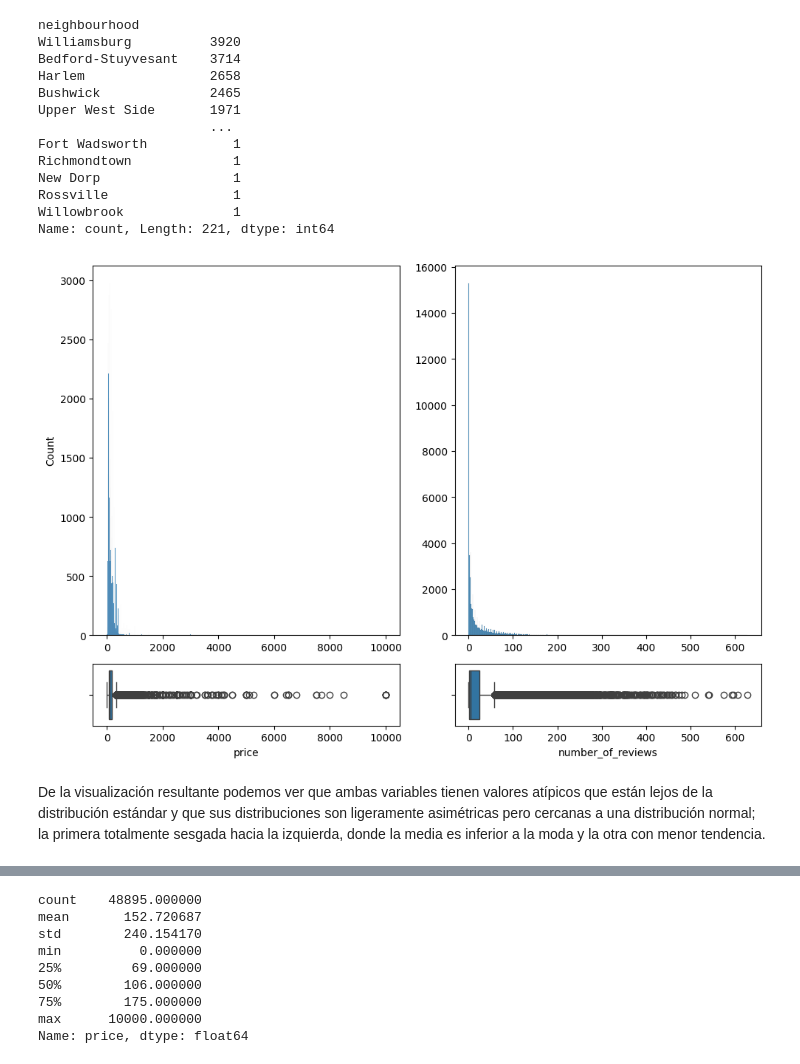
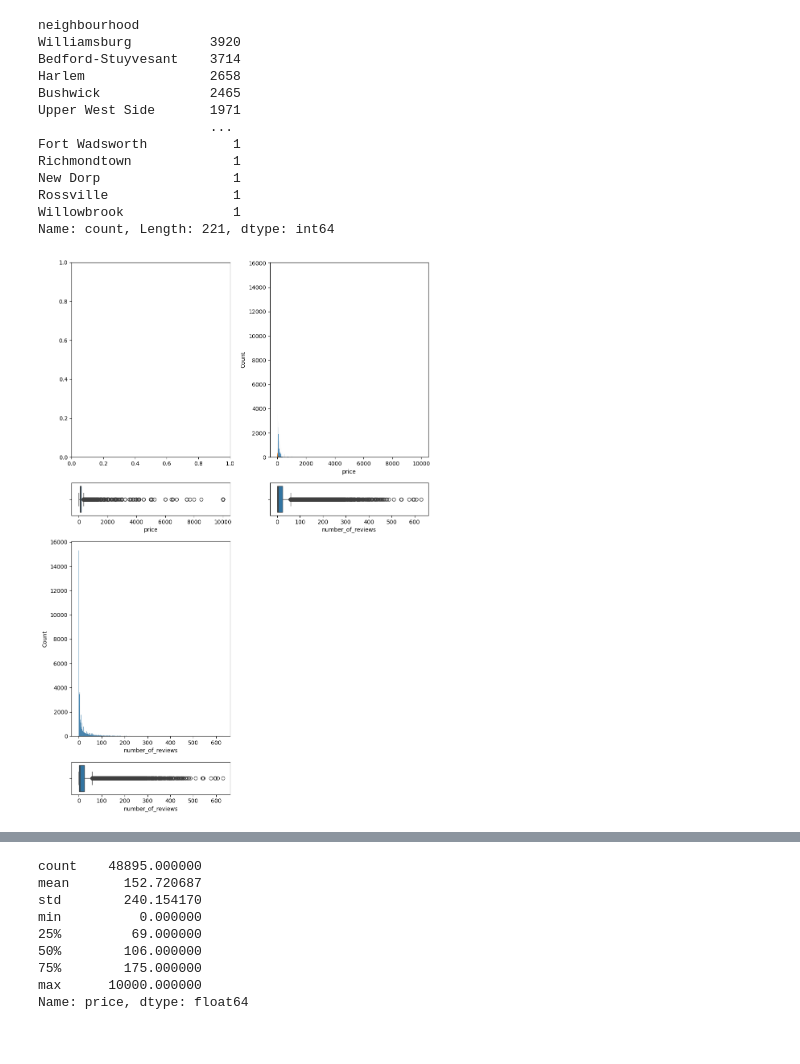
Before and after one commit to amalia1501/machine-learning-python-template, a Jupyter notebook: src/explore.ipynb, the cells around one changed output, grey strips where cells are left out. Drawn from its saved outputs; the diff is of its cells as text; code cells hidden in the pictures.

```diff
--- a/src/explore.ipynb
+++ b/src/explore.ipynb
@@ -85,7 +85,7 @@ dtype: int64
 # %%
 # Eliminar info irrelevante
 
-data.drop(["name", "host_name"], axis = 1, inplace = True)
+data.drop(["name", "host_name", "last_review"], axis = 1, inplace = True)
 data.head()
 # %% [output]
 |  | id | host_id | neighbourhood_group | neighbourhood | latitude | longitude | room_type | price | ... |
@@ -150,20 +151,25 @@ Rossville                1
 Willowbrook              1
 Name: count, Length: 221, dtype: int64
 # %%
-fig, axis = plt.subplots(2, 2, figsize = (10, 7), gridspec_kw={'height_ratios': [6, 1]})
+# Analisis de variables numericas
+
+fig, axis = plt.subplots(4, 2, figsize = (10, 14), gridspec_kw = {"height_ratios": [6, 1, 6, 1]})
 
 # Crear una figura múltiple con histogramas y diagramas de caja
-sns.histplot(ax = axis[0, 0], data = data, x = "price").set(xlabel = None)
+sns.histplot(ax = axis[0, 1], data = data, x = "price")
 sns.boxplot(ax = axis[1, 0], data = data, x = "price")
-sns.histplot(ax = axis[0, 1], data = data, x = "number_of_reviews").set(xlabel = None, ylabel = None)
+sns.histplot(ax = axis[0, 1], data = data, x = "number_of_reviews")
 sns.boxplot(ax = axis[1, 1], data = data, x = "number_of_reviews")
+sns.histplot(ax = axis[2, 0], data = data, x = "number_of_reviews")
+sns.boxplot(ax = axis[3, 0], data = data, x = "number_of_reviews")
+
 
 # Ajustar el layout
 plt.tight_layout()
+fig.delaxes(axis[2, 1])
+fig.delaxes(axis[3, 1])
 
 # Mostrar el plot
 plt.show()
 # %% [output]
-[figure, old version]
+[figure, new version]
-# %% [markdown]
-De la visualización resultante podemos ver que ambas variables tienen valores atípicos que están lejos de la distribución estándar y que sus distribuciones son ligeramente asimétricas pero cercanas a una distribución normal; la primera totalmente sesgada hacia la izquierda, donde la media es inferior a la moda y la otra con menor tendencia.
```
Also changed, not shown: parts of 20 cells of this notebook.
